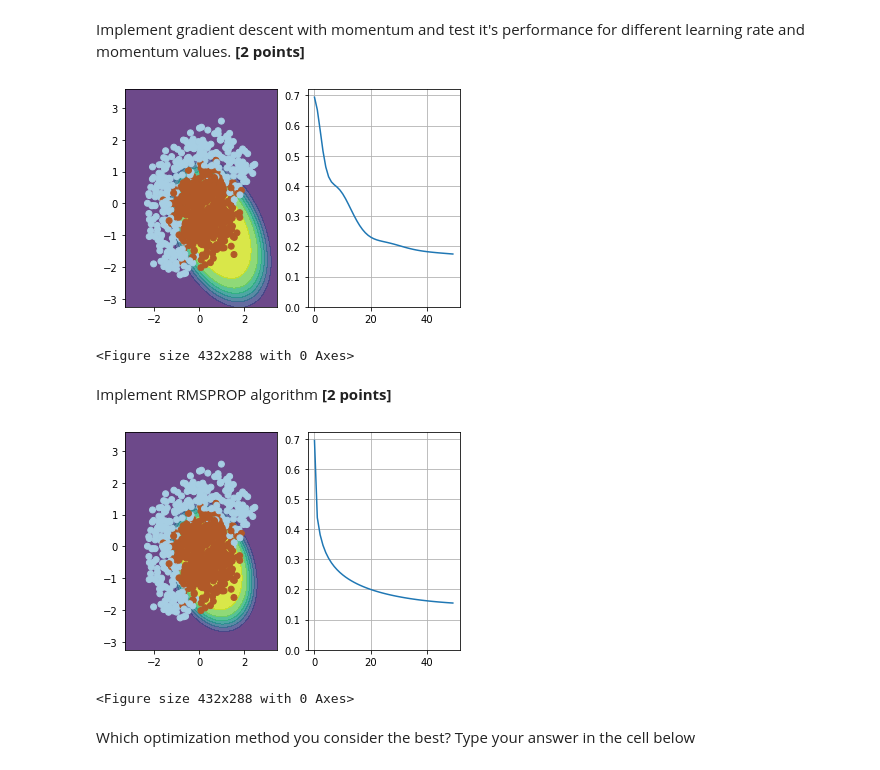
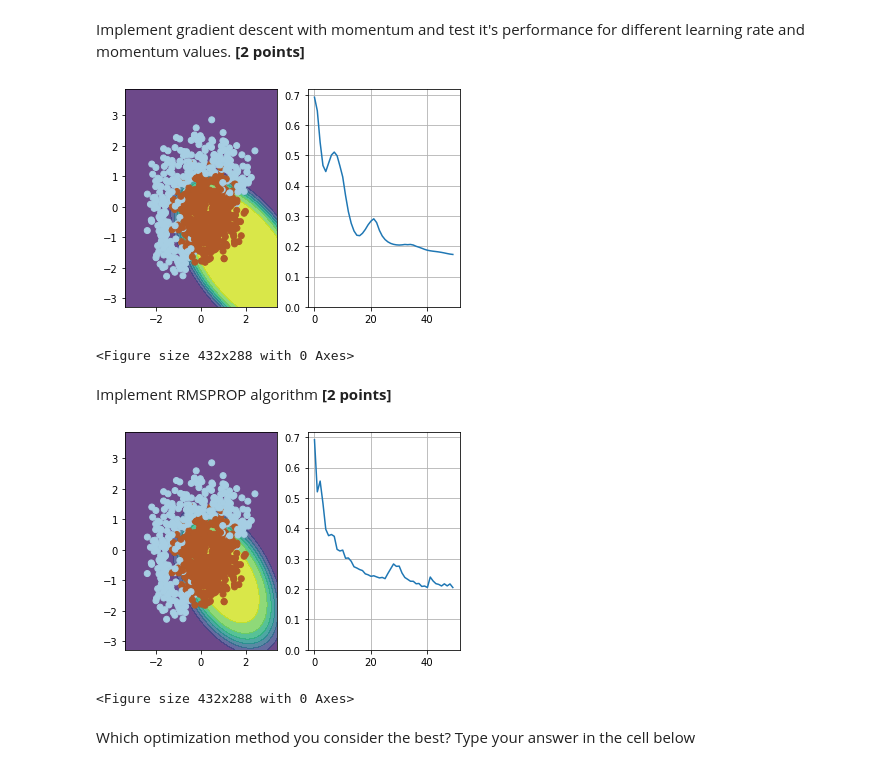
Before and after one commit to acquayefrank/pdl-assignments, a Jupyter notebook: week_1/adaptive_sgd.ipynb, the cells around one changed output. Saved outputs shown, nothing was run; the diff lists cells and outputs as text; code cells hidden in the pictures.

Commit message:
computed stochastic gradient descent insteed

```diff
--- a/week_1/adaptive_sgd.ipynb
+++ b/week_1/adaptive_sgd.ipynb
@@ -255,42 +255,42 @@ for i in range(n_iter):
     visualize(X[ind,:], y[ind], w, loss)
 
 #     <update w and anything else here>
-    vel = mu * vel + alpha * compute_grad(X, y, w)
+    vel = mu * vel + alpha * compute_grad(X[ind,:], y[ind], w)
     w = w - vel
 
 visualize(X, y, w, loss)
 plt.clf()
 # %% [output]
-[figure, old version]
+[figure, new version]
 <Figure size 432x288 with 0 Axes>
 # %% [markdown]
 Implement RMSPROP algorithm __[2 points]__
 # %%
 w = np.array([0,0,0,0,0,1])
 
 alpha = 0.1 # learning rate. Please change.
 mean_squared_norm = 0.9 #moving average of gradient norm squared. Please change.
 cache = np.zeros_like(w)
 eps = 1e-8
 
 n_iter = 50
 batch_size = 4
 loss = np.zeros(n_iter)
 plt.figure(figsize=(12,5))
 for i in range(n_iter):
     ind = np.random.choice(X.shape[0], batch_size)
     loss[i] = compute_loss(X, y, w)
     visualize(X[ind,:], y[ind], w, loss)
 
-    grad = compute_grad(X, y, w)
+    grad = compute_grad(X[ind,:], y[ind], w)
     cache = mean_squared_norm * cache + (1 - mean_squared_norm) * grad**2
     w = w - alpha * grad / np.sqrt(cache + eps)
 
 
 visualize(X, y, w, loss)
 plt.clf()
 # %% [output]
-[figure, old version]
+[figure, new version]
 <Figure size 432x288 with 0 Axes>
 # %% [markdown]
 Which optimization method you consider the best? Type your answer in the cell below
```
Also changed, not shown: parts of 5 cells of this notebook.
